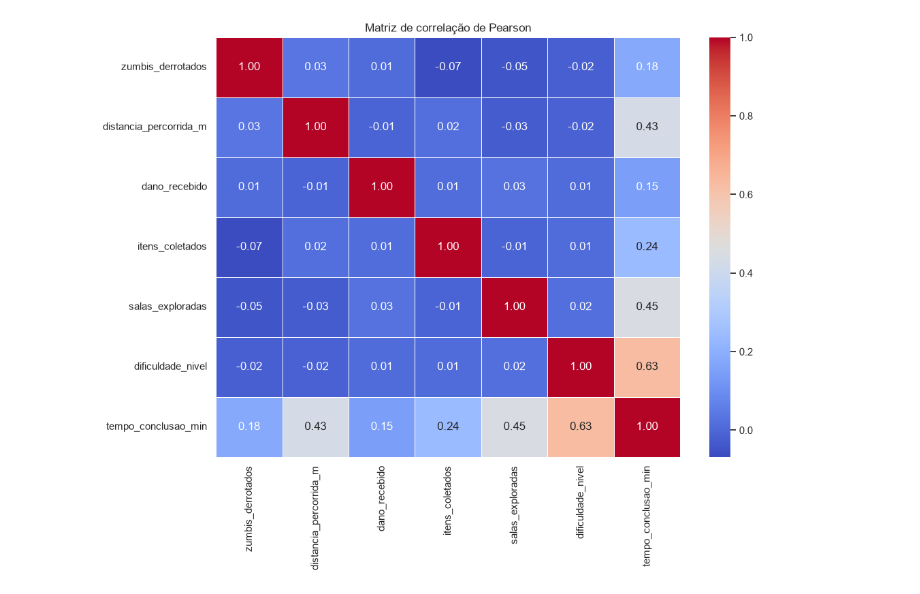
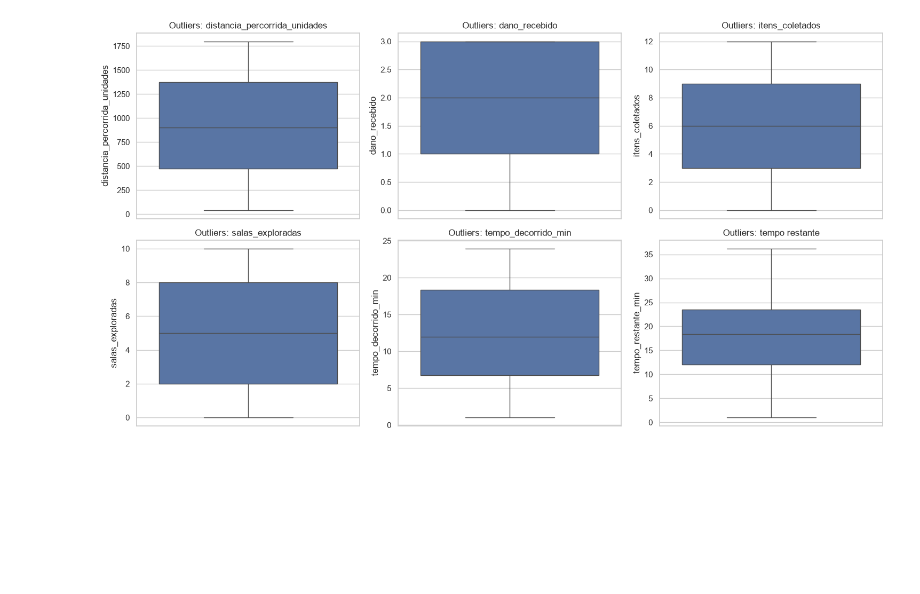
Before and after one commit to mandsmelo/MLCB_Campos-Zone, a Jupyter notebook: notebooks/analise_exploratoria.ipynb, the cells around one changed output. Saved outputs shown, nothing was run; the diff lists cells and outputs as text; code cells hidden in the pictures; blank space fills up the shorter version.

```diff
--- a/notebooks/analise_exploratoria.ipynb
+++ b/notebooks/analise_exploratoria.ipynb
@@ -105,15 +122,14 @@ plt.show()
 # %%
-plt.figure(figsize=(9, 5))
+fig, axes = plt.subplots(2, 3, figsize=(15, 8))
+axes = axes.flatten()
 
-sns.boxplot(
-    data=df,
-    x="dificuldade",
-    y="tempo_conclusao_min"
-)
+for i, coluna in enumerate(features):
+    sns.histplot(data=df, x=coluna, bins=20, kde=True, ax=axes[i])
+    axes[i].set_title(f"Distribuição: {coluna}")
+    axes[i].set_xlabel(coluna)
 
-plt.title("Tempo de conclusão por nível de dificuldade")
-plt.xlabel("Dificuldade")
-plt.ylabel("Tempo de conclusão (minutos)")
+axes[-1].set_visible(False)
 
+plt.tight_layout()
 plt.show()
 # %% [output]
@@ -121,38 +137,16 @@ plt.show()
 # %%
-df_correlacao = df.copy()
+fig, axes = plt.subplots(2, 3, figsize=(15, 8))
+axes = axes.flatten()
 
-df_correlacao["dificuldade_nivel"] = (
-    df_correlacao["dificuldade"].map({
-        "facil": 1,
-        "medio": 2,
-        "dificil": 3
-    })
-)
+for i, coluna in enumerate(features):
+    sns.boxplot(data=df, y=coluna, ax=axes[i])
+    axes[i].set_title(f"Outliers: {coluna}")
 
-colunas_numericas = [
-    "zumbis_derrotados",
-    "distancia_percorrida_m",
-    "dano_recebido",
-    "itens_coletados",
-    "salas_exploradas",
-    "dificuldade_nivel",
-    "tempo_conclusao_min"
-]
+sns.boxplot(data=df, y=alvo, ax=axes[5])
+axes[5].set_title("Outliers: tempo restante")
 
-matriz = df_correlacao[colunas_numericas].corr(method="pearson")
-
-plt.figure(figsize=(11, 8))
-
-sns.heatmap(
-    matriz,
-    annot=True,
-    cmap="coolwarm",
-    fmt=".2f",
-    linewidths=0.5
-)
-
-plt.title("Matriz de correlação de Pearson")
+plt.tight_layout()
 plt.show()
 # %% [output]
-[figure, old version]
+[figure, new version]
 # %%
```
Also changed, not shown: parts of 12 cells of this notebook, 32 other files.
